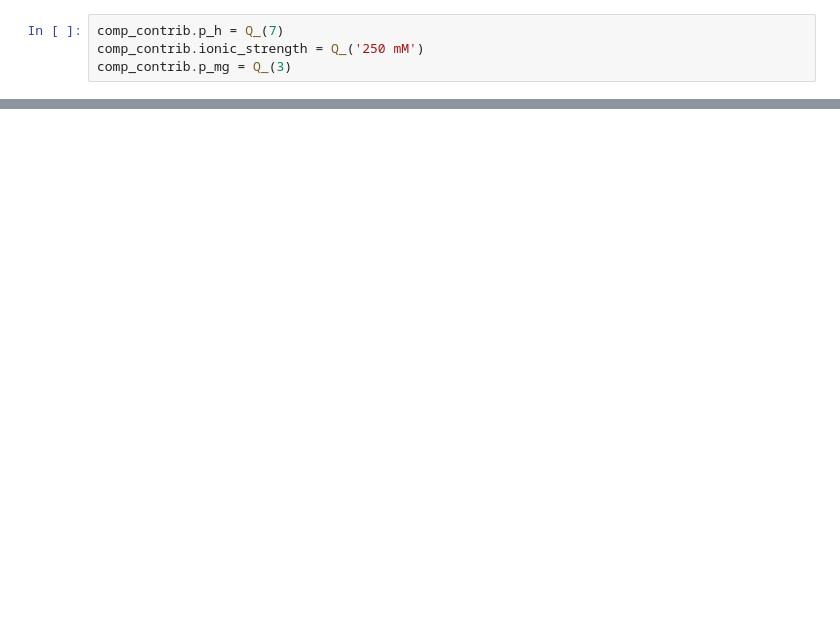
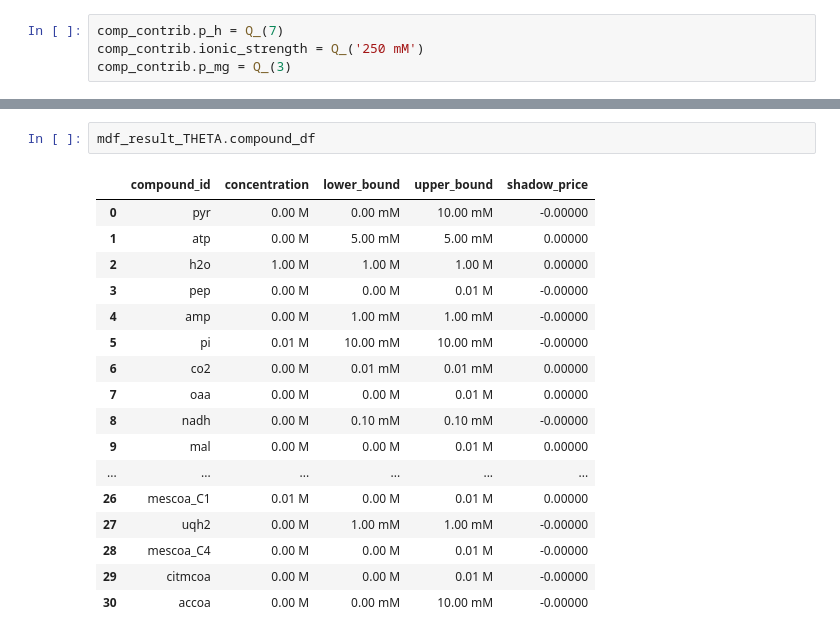
Before and after one commit to he-hai/PubSuppl, a Jupyter notebook: 2023_THETA/THETA_MDF.ipynb, the cells around one changed output, grey strips where cells are left out. Saved outputs shown, nothing was run; the diff lists cells and outputs as text; blank space fills up the shorter version.

Commit message:
update THETA

```diff
--- a/2023_THETA/THETA_MDF.ipynb
+++ b/2023_THETA/THETA_MDF.ipynb
@@ -62,4 +73,24 @@ WARNING:matplotlib.backends.backend_ps:The PostScript backend does not support t
 [figure]
+# %%
+mdf_result_THETA.compound_df
+# %% [output]
+|  | compound_id | concentration | lower_bound | upper_bound | shadow_price |
+| 0 | pyr | 0.00 M | 0.00 mM | 10.00 mM | -0.00000 |
+| 1 | atp | 0.00 M | 5.00 mM | 5.00 mM | 0.00000 |
+| 2 | h2o | 1.00 M | 1.00 M | 1.00 M | 0.00000 |
+| 3 | pep | 0.00 M | 0.00 M | 0.01 M | -0.00000 |
+| 4 | amp | 0.00 M | 1.00 mM | 1.00 mM | -0.00000 |
+| 5 | pi | 0.01 M | 10.00 mM | 10.00 mM | -0.00000 |
+| 6 | co2 | 0.00 M | 0.01 mM | 0.01 mM | 0.00000 |
+| 7 | oaa | 0.00 M | 0.00 M | 0.01 M | 0.00000 |
+| 8 | nadh | 0.00 M | 0.10 mM | 0.10 mM | -0.00000 |
+| 9 | mal | 0.00 M | 0.00 M | 0.01 M | 0.00000 |
+| ... | ... | ... | ... | ... | ... |
+| 26 | mescoa_C1 | 0.01 M | 0.00 M | 0.01 M | 0.00000 |
+| 27 | uqh2 | 0.00 M | 1.00 mM | 1.00 mM | -0.00000 |
+| 28 | mescoa_C4 | 0.00 M | 0.00 M | 0.01 M | -0.00000 |
+| 29 | citmcoa | 0.00 M | 0.00 M | 0.01 M | -0.00000 |
+| 30 | accoa | 0.00 M | 0.00 mM | 10.00 mM | -0.00000 |
 # %%
 fig, ax = plt.subplots(1, 1, figsize=(10, 15))
 mdf_result_THETA.plot_concentrations(ax)
```
Also changed, not shown: parts of 6 cells of this notebook, 1 other file.
